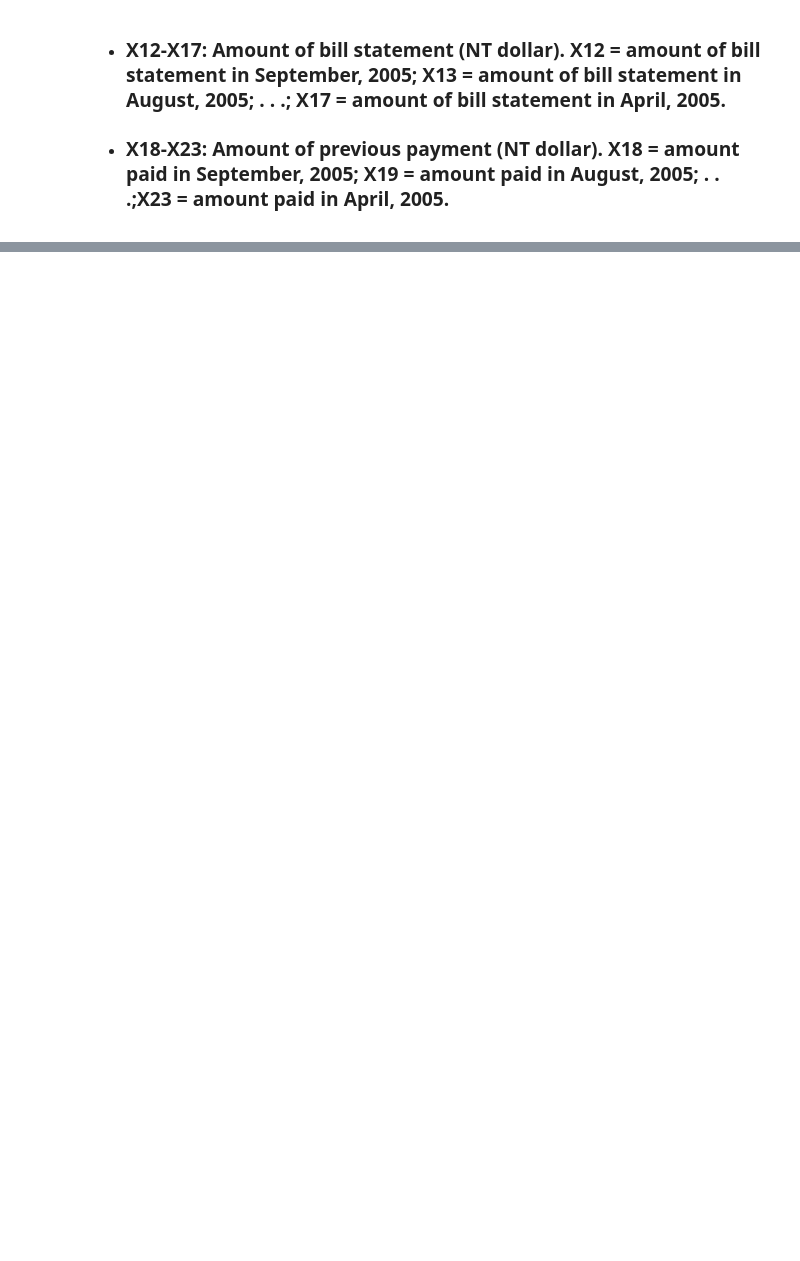
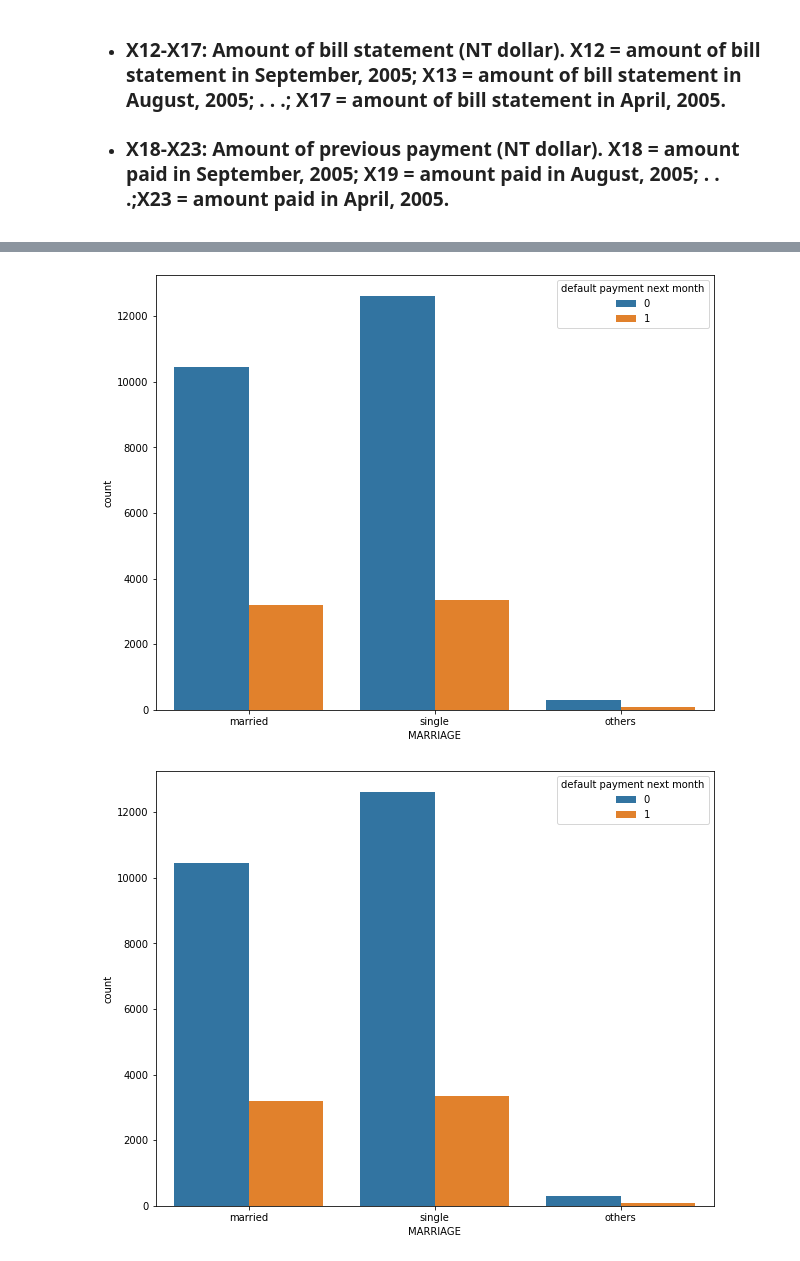
Before and after one commit to AyushSonuu/credit-card-default-ML-classification-capstone, a Jupyter notebook: Copy_of_Credit_Card_Default_Prediction_Capstone_Project.ipynb, the cells around one changed output, grey strips where cells are left out. Saved outputs shown, nothing was run; the diff lists cells and outputs as text; code cells hidden in the pictures; blank space fills up the shorter version.

```diff
--- a/Copy_of_Credit_Card_Default_Prediction_Capstone_Project.ipynb
+++ b/Copy_of_Credit_Card_Default_Prediction_Capstone_Project.ipynb
@@ -37,0 +210,8 @@ ImportError: ignored
+# %%
+for i in categorical_features:
+  fig = plt.figure(figsize=(10,8))
+  ax= fig.gca()
+  sns.countplot(x=col,hue="default payment next month",data=df)
+# %% [output]
+[figure, added]
+[figure, added]
```
Also changed, not shown: parts of 60 cells of this notebook.
